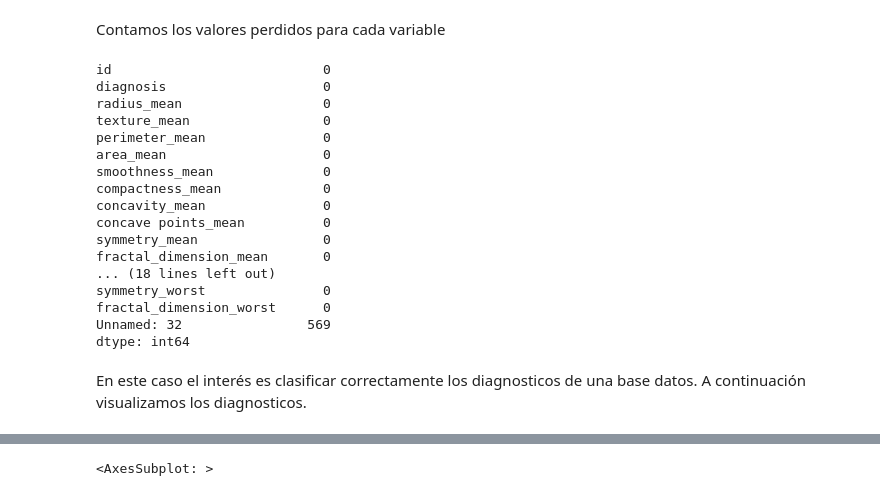
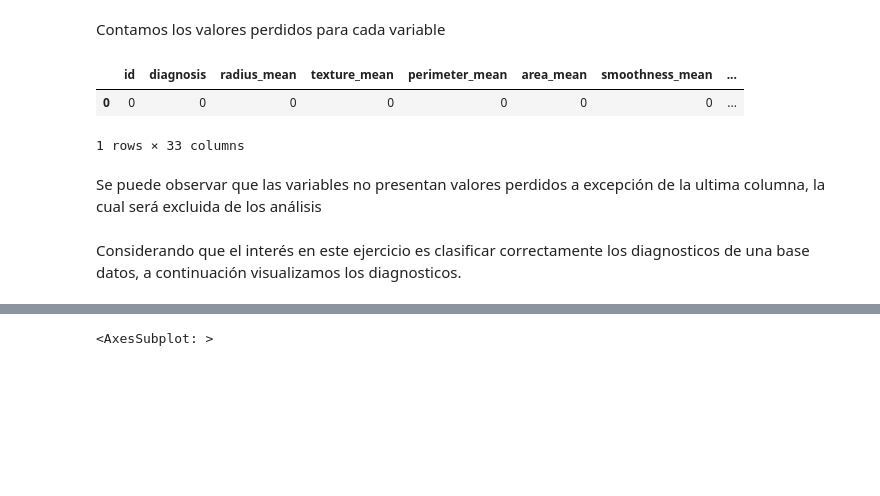
Before and after one commit to cirman/Proyecto_machine_learning, a Jupyter notebook: mynewbook/notebooks.ipynb, the cells around one changed output, grey strips where cells are left out. Drawn from its saved outputs; the diff is of its cells as text; code cells hidden in the pictures; blank space fills up the shorter version.

```diff
--- a/mynewbook/notebooks.ipynb
+++ b/mynewbook/notebooks.ipynb
@@ -65,27 +59,15 @@ data.describe()
 # %% [markdown]
 Contamos los valores perdidos para cada variable
-# %%
-data.isnull().sum()
-# %% [output]
-id                           0
-diagnosis                    0
-radius_mean                  0
-texture_mean                 0
-perimeter_mean               0
-area_mean                    0
-smoothness_mean              0
-compactness_mean             0
-concavity_mean               0
-concave points_mean          0
-symmetry_mean                0
-fractal_dimension_mean       0
-... (18 lines left out)
-symmetry_worst               0
-fractal_dimension_worst      0
-Unnamed: 32                569
-dtype: int64
+# %%
+pd.DataFrame(data.isnull().sum()).transpose()
+# %% [output]
+|  | id | diagnosis | radius_mean | texture_mean | perimeter_mean | area_mean | smoothness_mean | ... |
+| 0 | 0 | 0 | 0 | 0 | 0 | 0 | 0 | ... |
+1 rows × 33 columns
+# %% [markdown]
+Se puede observar que las variables no presentan valores perdidos a excepción de la ultima columna, la cual será excluida de los análisis
 # %% [markdown]
-En este caso el interés es clasificar correctamente los diagnosticos de una base datos. A continuación visualizamos los diagnosticos.
+Considerando que el interés en este ejercicio es clasificar correctamente los diagnosticos de una base datos, a continuación visualizamos los diagnosticos.
 # %%
 a = (data
                        .groupby("diagnosis")
```
Also changed, not shown: parts of 58 cells of this notebook.
